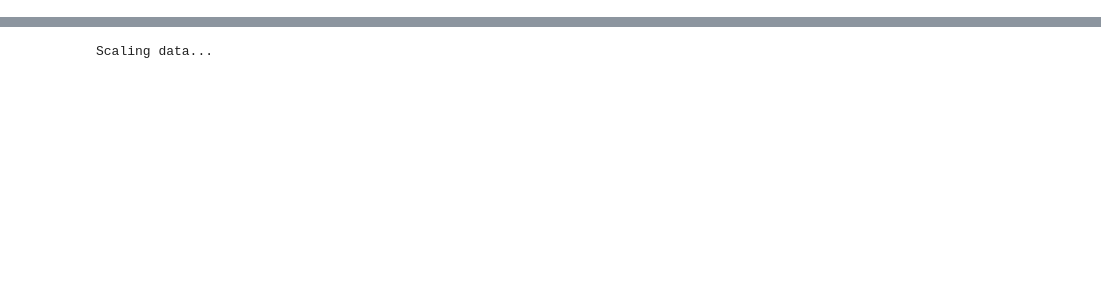
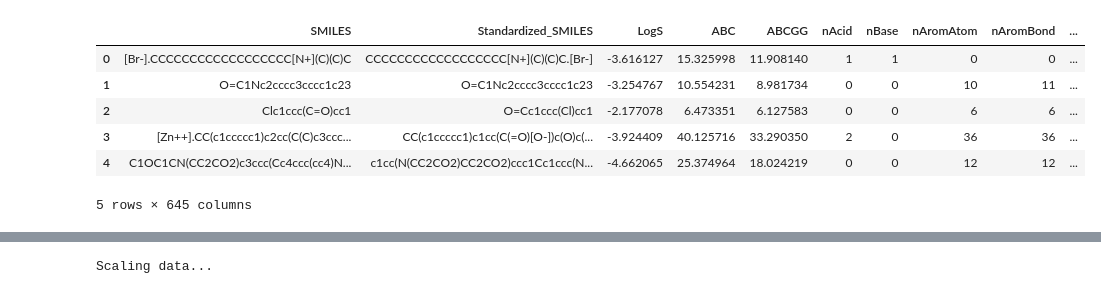
Before and after one commit to volkamerlab/CADDSeminar_2025, a Jupyter notebook: Task 1/Group 1/03_mordred_fingerprints_svm.ipynb, the cells around one changed output, grey strips where cells are left out. Saved outputs shown, nothing was run; the diff lists cells and outputs as text; code cells hidden in the pictures; blank space fills up the shorter version.

```diff
--- a/Task 1/Group 1/03_mordred_fingerprints_svm.ipynb
+++ b/Task 1/Group 1/03_mordred_fingerprints_svm.ipynb
@@ -12,3 +12,13 @@ df_descriptors = pd.read_csv("./data/standardized_AqSolDB_descriptors_imputed_2.
+# %%
+df_descriptors.head()
+# %% [output]
+|  | SMILES | Standardized_SMILES | LogS | ABC | ABCGG | nAcid | nBase | nAromAtom | nAromBond | ... |
+| 0 | [Br-].CCCCCCCCCCCCCCCCCC[N+](C)(C)C | CCCCCCCCCCCCCCCCCC[N+](C)(C)C.[Br-] | -3.616127 | 15.325998 | 11.908140 | 1 | 1 | 0 | 0 | ... |
+| 1 | O=C1Nc2cccc3cccc1c23 | O=C1Nc2cccc3cccc1c23 | -3.254767 | 10.554231 | 8.981734 | 0 | 0 | 10 | 11 | ... |
+| 2 | Clc1ccc(C=O)cc1 | O=Cc1ccc(Cl)cc1 | -2.177078 | 6.473351 | 6.127583 | 0 | 0 | 6 | 6 | ... |
+| 3 | [Zn++].CC(c1ccccc1)c2cc(C(C)c3ccc... | CC(c1ccccc1)c1cc(C(=O)[O-])c(O)c(... | -3.924409 | 40.125716 | 33.290350 | 2 | 0 | 36 | 36 | ... |
+| 4 | C1OC1CN(CC2CO2)c3ccc(Cc4ccc(cc4)N... | c1cc(N(CC2CO2)CC2CO2)ccc1Cc1ccc(N... | -4.662065 | 25.374964 | 18.024219 | 0 | 0 | 12 | 12 | ... |
+5 rows × 645 columns
 # %%
 # Extract features (X) and target (y)
 
```
Also changed, not shown: parts of 9 cells of this notebook, 13 other files.
